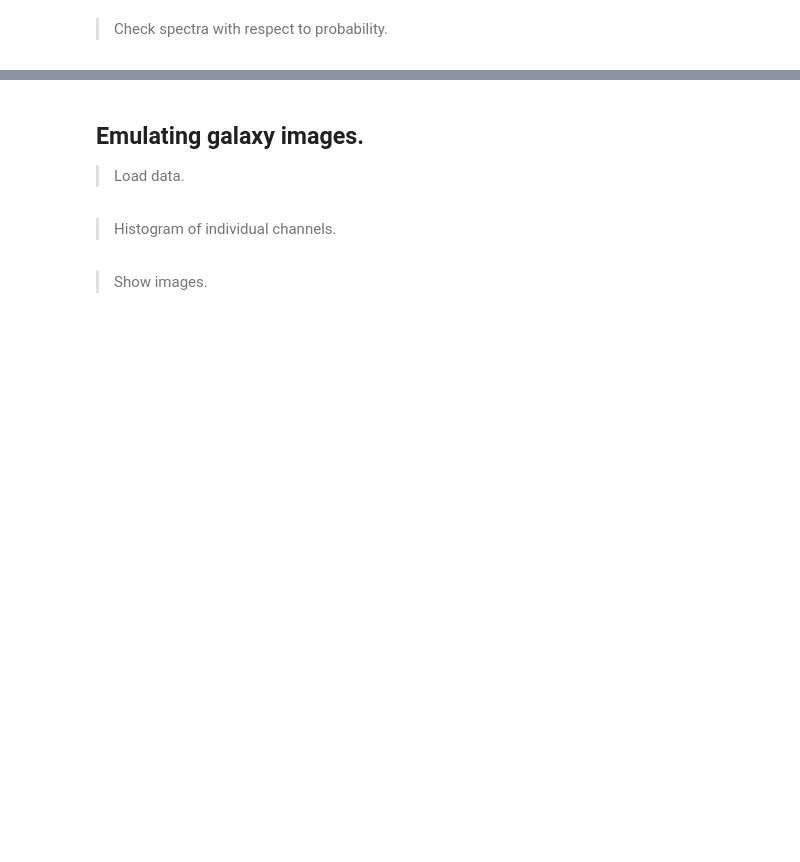
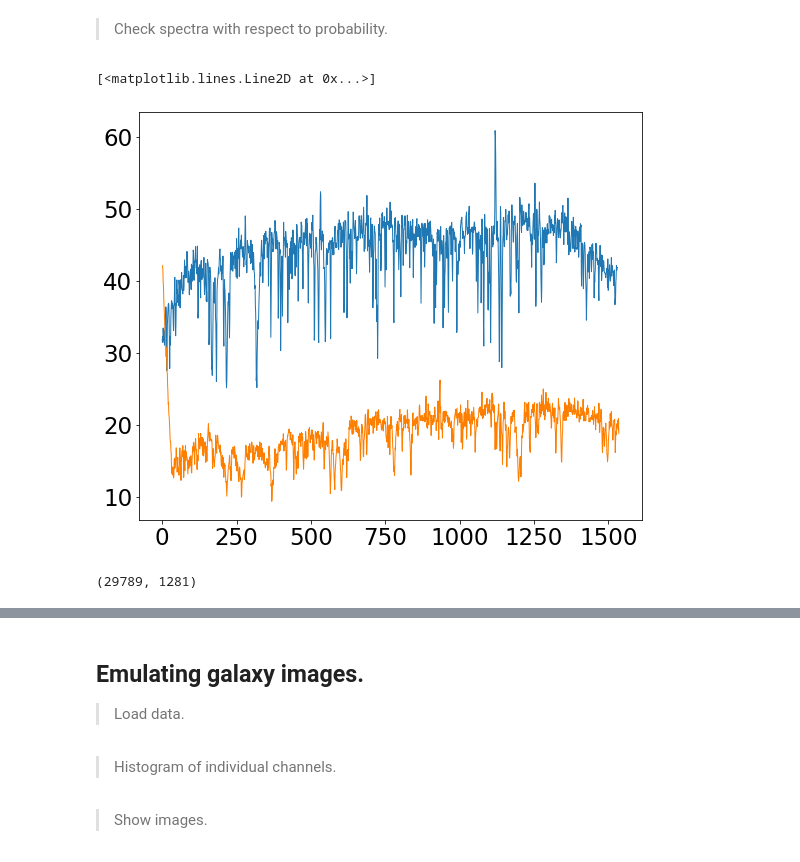
Before and after one commit to tingyuansen/IMLE_on_Galaxy_Images, a Jupyter notebook: IMLE.ipynb, the cells around one changed output, grey strips where cells are left out. Saved outputs shown, nothing was run; the diff lists cells and outputs as text; code cells hidden in the pictures; blank space fills up the shorter version.

```diff
--- a/IMLE.ipynb
+++ b/IMLE.ipynb
@@ -788,15 +763,35 @@ plt.scatter(SNR, log_prob_x, s=5)
 # %% [markdown]
 > Check spectra with respect to probability.
+# %%
+# read H3 spectra
+# H3 id, wave, flux, err, model, rest_wave
+hdulist = fits.open('../H3_spectra.fits')
+temp = hdulist[1].data
+
+plt.plot(temp[0][3])
+plt.plot(temp[100][3])
+# %% [output]
+[<matplotlib.lines.Line2D at 0x...>]
+[figure, added]
 # %%
+# read H3 spectra
 # H3 id, wave, flux, err, model, rest_wave
 hdulist = fits.open('../H3_spectra.fits')
 temp = hdulist[1].data
 
-flux_spectra = np.empty((len(temp),temp[0][1].size))
-rest_wave = np.empty((len(temp),temp[0][1].size))
+# define a uniform wavelength grid
+uniform_wave = np.linspace(5162,5290,(5290-5162)*10.+1)
+
+flux_spectra = np.empty((len(temp),uniform_wave.size))
+err_array = np.empty((len(temp)))
+
 for i in range(flux_spectra.shape[0]):
-    flux_spectra[i,:] = temp[i][2]
-    rest_wave[i,:] = temp[i][5]
+    if np.median(temp[i][2][0]) != 0:
+        f_flux_spec = interpolate.interp1d(temp[i][5],temp[i][2])
+        flux_spectra[i,:] = f_flux_spec(uniform_wave)
+    else:
+        flux_spectra[i,:] = temp[i][2][:uniform_wave.size]
+    err_array[i] = np.median(temp[i][2]/temp[i][3])
 
 #------------------------------------------------------------------------------------
 # cull empty spectra
@@ -804,20 +799,22 @@ temp = np.load("../real_nvp_results_h3.npz")
 log_prob_x = temp["log_prob_x"]
 ind = temp["ind"]
 flux_spectra = flux_spectra[ind,:]
-rest_wave = rest_wave[ind,:]
+err_array = err_array[ind]
+
+from astropy.io import fits
+hdulist = fits.open('../H3_labels.fits')
+SNR = hdulist[1].data['SNR'][ind]
 
 # exclude pixels
-flux_spectra = flux_spectra[:,100:-100]
+#flux_spectra = flux_spectra[:,100:-100]
 
 # normalize spectra
 y_tr = (flux_spectra.T/np.median(flux_spectra, axis=1)).T
+
+# exclude bad pixels
 y_tr[np.isnan(y_tr)] = 1.
 y_tr[y_tr < 0.] = 0.
 y_tr[y_tr > 2] = 2.
-
-#------------------------------------------------------------------------------------
-# spectra with low and high probability
-low_prob_spec = y_tr[log_prob_x < 2500,:]
-high_prob_spec = y_tr[log_prob_x > 2500,:]
-low_prob_rest_wave = rest_wave[log_prob_x < 2500,:]
-high_prob_rest_wave = rest_wave[log_prob_x > 2500,:]
+print(y_tr.shape)
+# %% [output]
+(29789, 1281)
```
Also changed, not shown: parts of 9 cells of this notebook, 1 other file.
